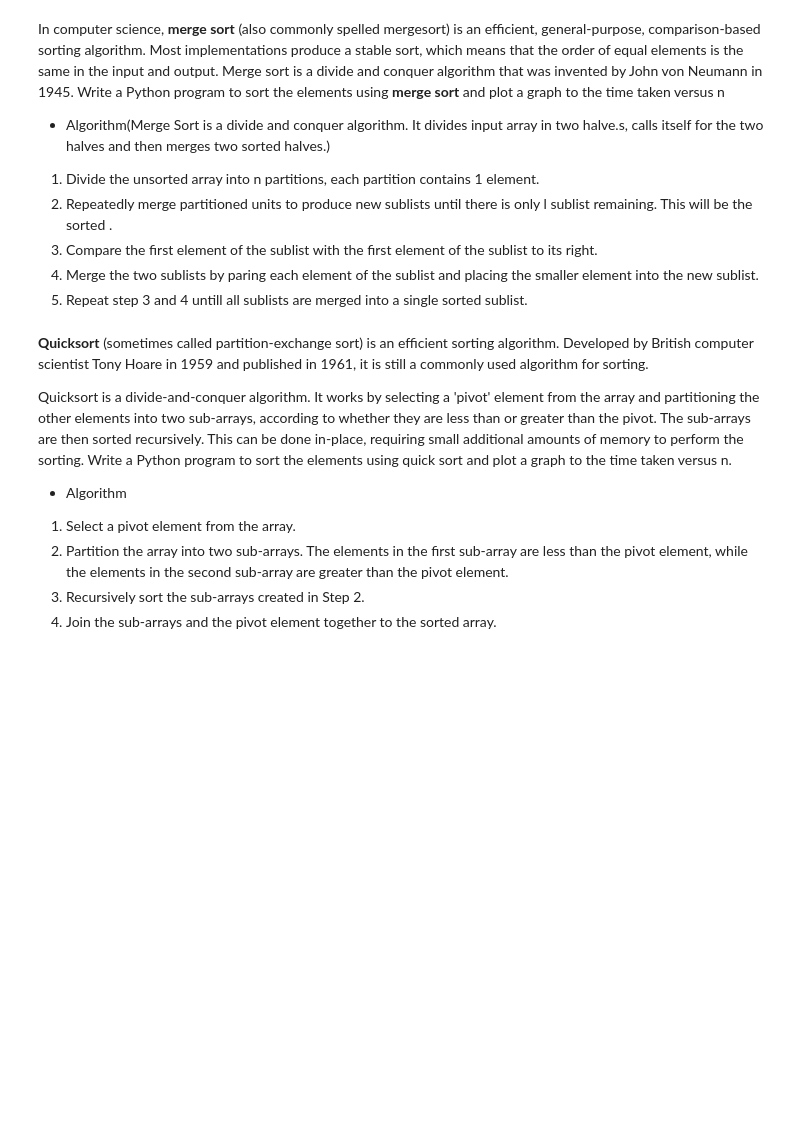
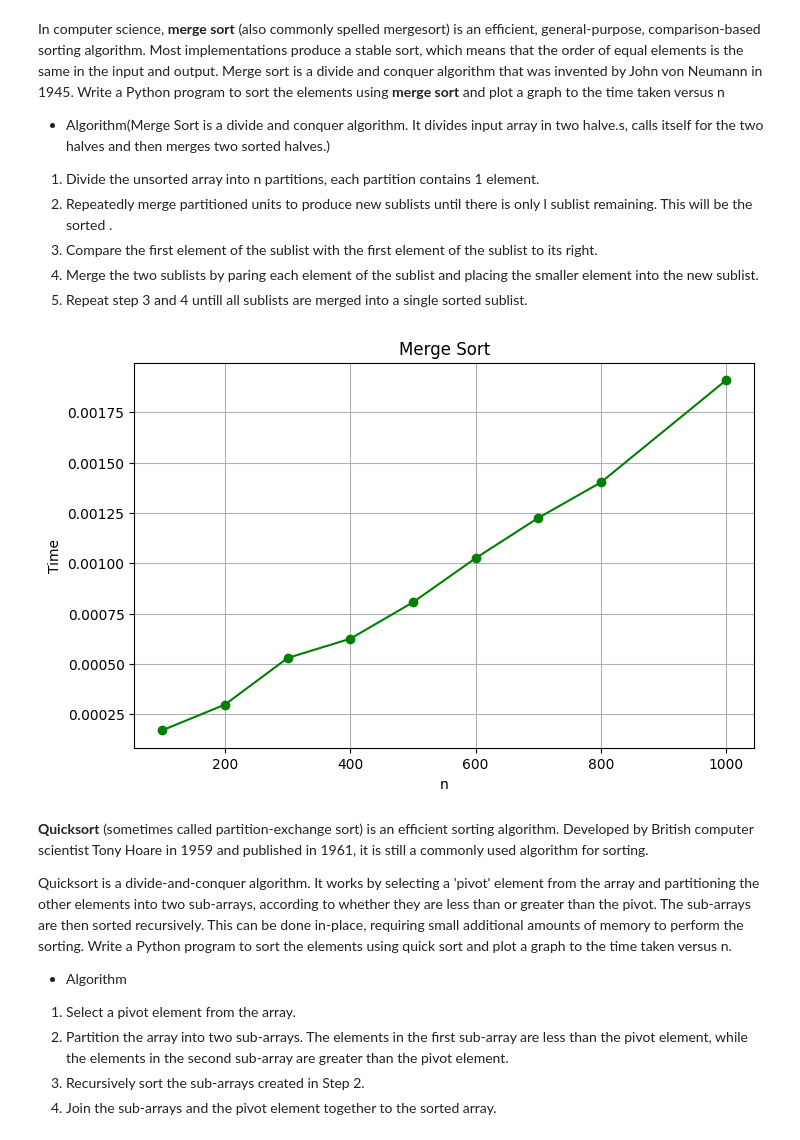
Before and after one commit to rrishabk/Algorithms, a Jupyter notebook: Lab_5.ipynb, the cells around one changed output. Drawn from its saved outputs; the diff is of its cells as text; code cells hidden in the pictures; blank space fills up the shorter version.

```diff
--- a/Lab_5.ipynb
+++ b/Lab_5.ipynb
@@ -63,3 +61,53 @@ Write a Python program to sort the elements using **merge sort** and plot a grap
+# %%
+# write code for above cell and compute the running time and also plot graph.
+import time
+import matplotlib.pyplot as plt
+import random
+def merge_sort(arr):
+    if len(arr) > 1:
+        mid = len(arr) // 2
+        L = arr[:mid]
+        R = arr[mid:]
+        merge_sort(L)
+        merge_sort(R)
+        i = j = k = 0
+        while i < len(L) and j < len(R):
+            if L[i] < R[j]:
+                arr[k] = L[i]
+                i += 1
+            else:
+                arr[k] = R[j]
+                j += 1
+            k += 1
+        while i < len(L):
+            arr[k] = L[i]
+            i += 1
+            k += 1
+        while j < len(R):
+            arr[k] = R[j]
+            j += 1
+            k += 1
+    return arr
+
+def plot_merge_sort():
+    ns = [100, 200, 300, 400, 500, 600, 700, 800, 1000]
+    times = []
+    for n in ns:
+        test_arr = [random.randint(0, 1000) for _ in range(n)]
+        start = time.time()
+        merge_sort(test_arr)
+        end = time.time()
+        times.append(end - start)
+    plt.figure(figsize=(8, 5))
+    plt.plot(ns, times, marker='o', linestyle='-', color='g')
+    plt.title('Merge Sort')
+    plt.xlabel('n')
+    plt.ylabel('Time')
+    plt.grid(True)
+    plt.show()
+plot_merge_sort()
+# %% [output]
+[figure, added]
 # %% [markdown]
 **Quicksort** (sometimes called partition-exchange sort) is an efficient sorting algorithm. Developed by British computer scientist Tony Hoare in 1959 and published in 1961, it is still a commonly used algorithm for sorting.
 
```
Also changed, not shown: parts of 6 cells of this notebook.
